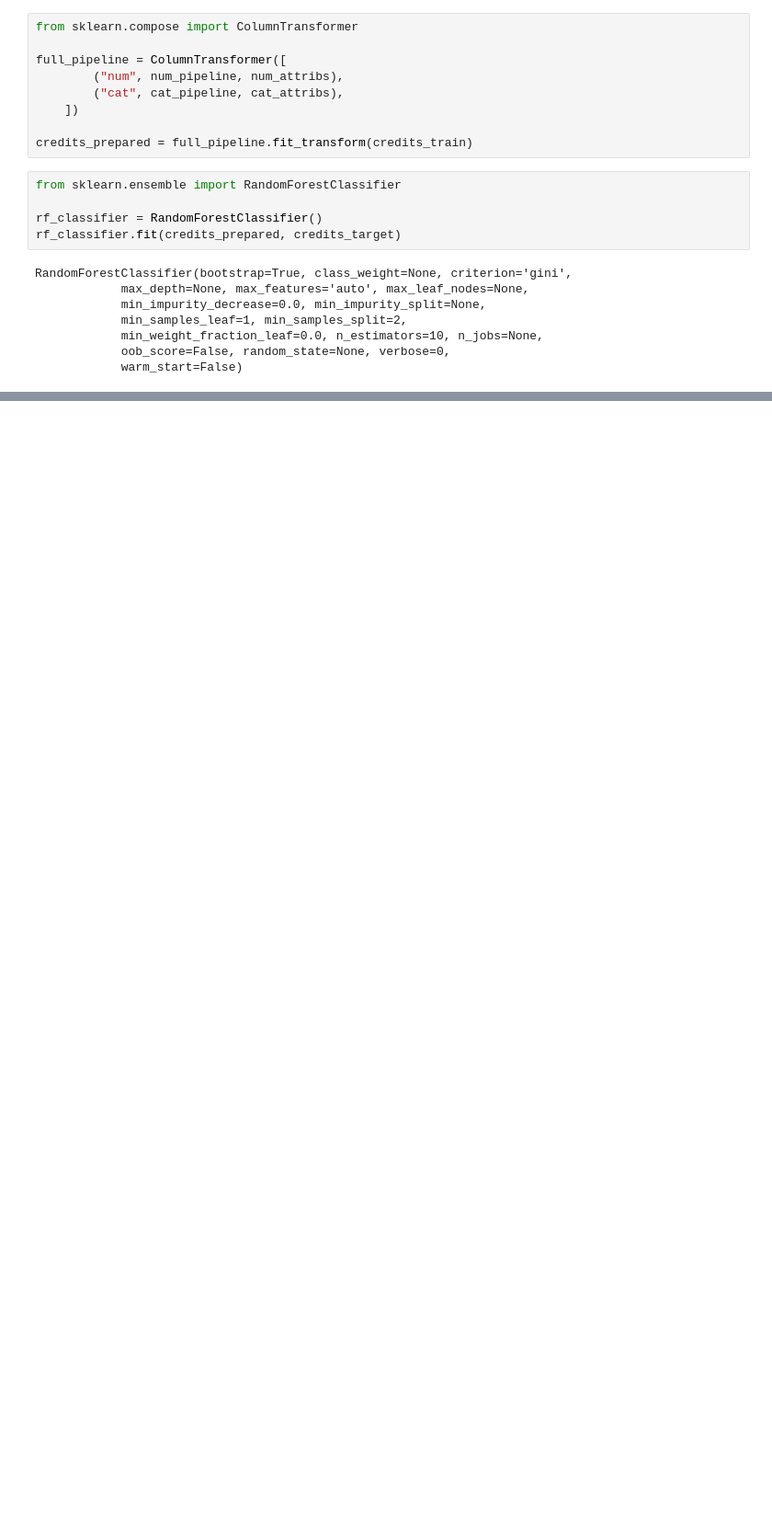
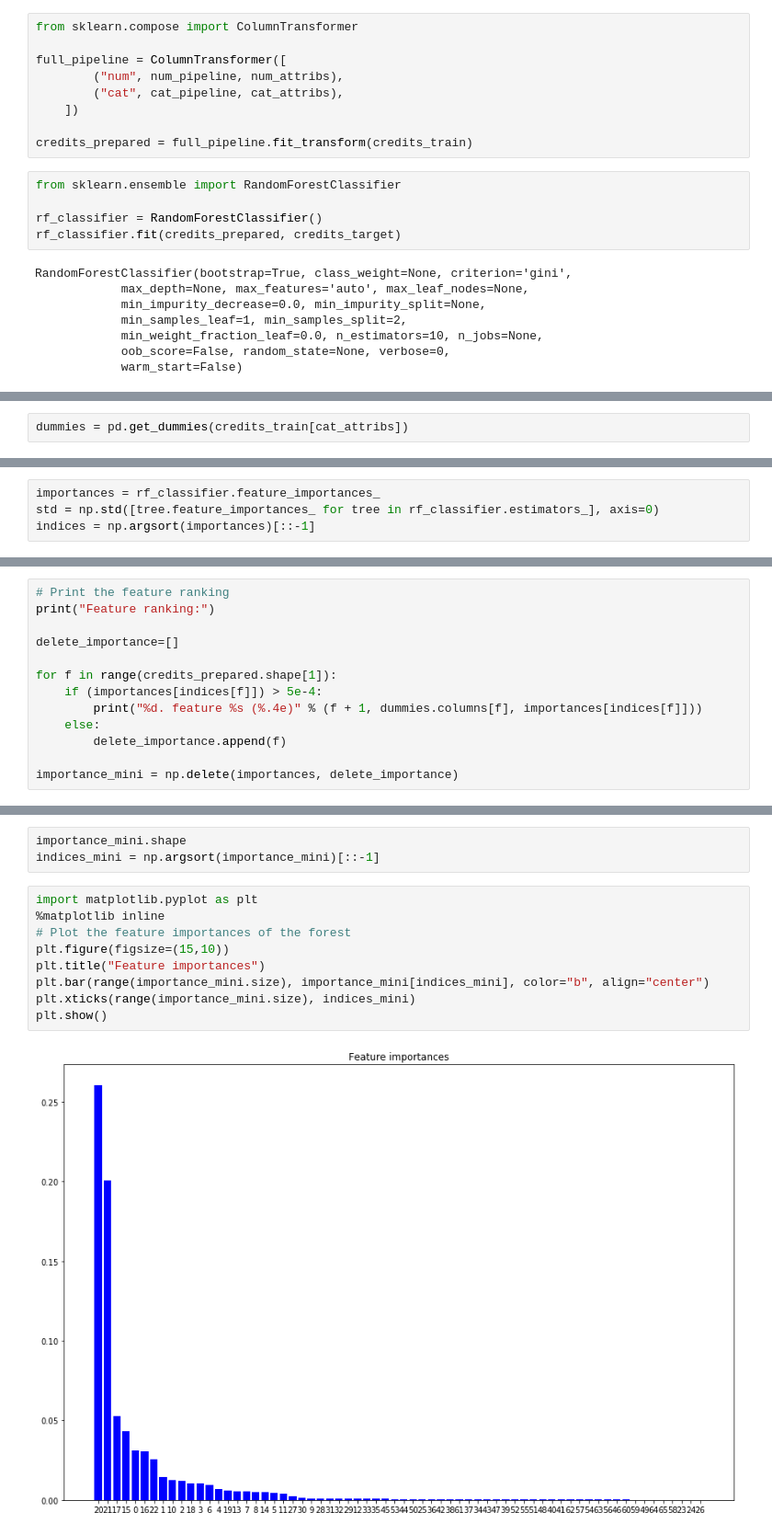
Before and after one commit to foreswearer/loan-club-sklearn, a Jupyter notebook: sklearn-charged-off.ipynb, the cells around one changed output, grey strips where cells are left out. Shown: that part at 92% size. Saved outputs shown, nothing was run; the diff lists cells and outputs as text; blank space fills up the shorter version.

```diff
--- a/sklearn-charged-off.ipynb
+++ b/sklearn-charged-off.ipynb
@@ -129,0 +151,2 @@ print (np.mean(cross_val_score(rf_classifier, credits_prepared, credits_target,
+# %%
+dummies = pd.get_dummies(credits_train[cat_attribs])
@@ -129,0 +157,4 @@ print (np.mean(cross_val_score(rf_classifier, credits_prepared, credits_target,
+# %%
+importances = rf_classifier.feature_importances_
+std = np.std([tree.feature_importances_ for tree in rf_classifier.estimators_], axis=0)
+indices = np.argsort(importances)[::-1]
@@ -129,0 +169,13 @@ print (np.mean(cross_val_score(rf_classifier, credits_prepared, credits_target,
+# %%
+# Print the feature ranking
+print("Feature ranking:")
+
+delete_importance=[]
+
+for f in range(credits_prepared.shape[1]):
+    if (importances[indices[f]]) > 5e-4:
+        print("%d. feature %s (%.4e)" % (f + 1, dummies.columns[f], importances[indices[f]]))
+    else:
+        delete_importance.append(f)
+
+importance_mini = np.delete(importances, delete_importance)
@@ -129,0 +200,14 @@ print (np.mean(cross_val_score(rf_classifier, credits_prepared, credits_target,
+# %%
+importance_mini.shape
+indices_mini = np.argsort(importance_mini)[::-1]
+# %%
+import matplotlib.pyplot as plt
+%matplotlib inline
+# Plot the feature importances of the forest
+plt.figure(figsize=(15,10))
+plt.title("Feature importances")
+plt.bar(range(importance_mini.size), importance_mini[indices_mini], color="b", align="center")
+plt.xticks(range(importance_mini.size), indices_mini)
+plt.show()
+# %% [output]
+[figure, added]
```
Also changed, not shown: parts of 15 cells of this notebook.
